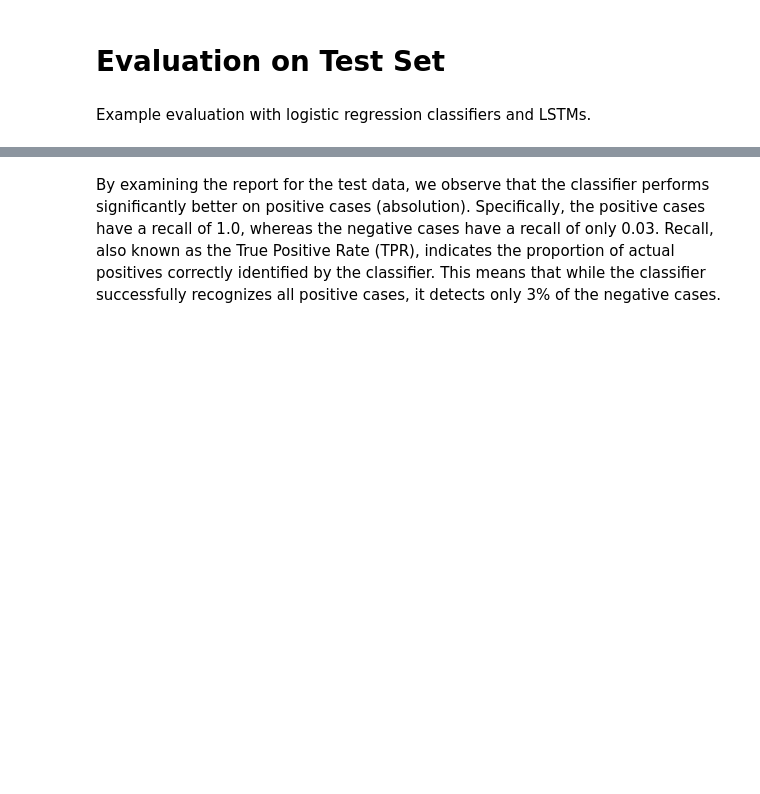
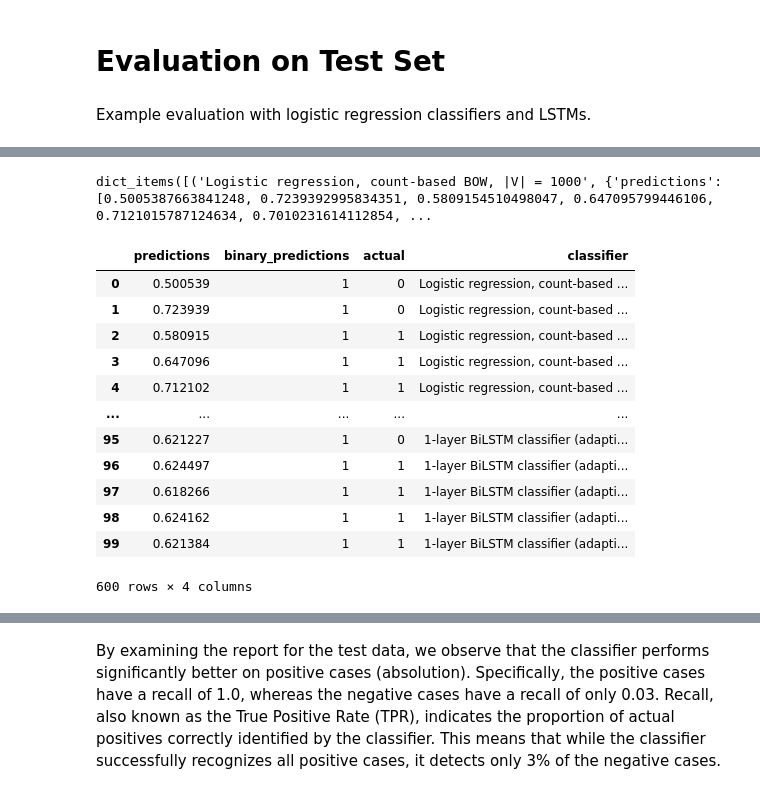
Before and after one commit to raliaskarov/tutorial_eth_ais_roman, a Jupyter notebook: projects/project2/CAS_project2_2_logistic_LSTM.ipynb, the cells around one changed output, grey strips where cells are left out. Cells and saved outputs as stored; diff of their text form; code cells hidden in the pictures; blank space fills up the shorter version.

```diff
--- a/projects/project2/CAS_project2_2_logistic_LSTM.ipynb
+++ b/projects/project2/CAS_project2_2_logistic_LSTM.ipynb
@@ -1442,0 +1486,31 @@ weighted avg       0.67      0.82      0.73      1201
+# %%
+# show 1st prediction, binary predictions
+predictions_dict.items()
+# %% [output]
+dict_items([('Logistic regression, count-based BOW, |V| = 1000', {'predictions': [0.5005387663841248, 0.7239392995834351, 0.5809154510498047, 0.647095799446106, 0.7121015787124634, 0.7010231614112854, ...
+# %%
+# build results dataframe
+df_list = []
+for c in classifiers:
+  df = pd.DataFrame()
+  df['predictions'] = predictions_dict[c.name]['predictions']
+  df['binary_predictions'] = predictions_dict[c.name]['binary_predictions']
+  df['actual'] = test_labels_sample
+  df['classifier'] = c.name
+  df_list.append(df)
+df_predictions = pd.concat(df_list)
+df_predictions
+# %% [output]
+|  | predictions | binary_predictions | actual | classifier |
+| 0 | 0.500539 | 1 | 0 | Logistic regression, count-based ... |
+| 1 | 0.723939 | 1 | 0 | Logistic regression, count-based ... |
+| 2 | 0.580915 | 1 | 1 | Logistic regression, count-based ... |
+| 3 | 0.647096 | 1 | 1 | Logistic regression, count-based ... |
+| 4 | 0.712102 | 1 | 1 | Logistic regression, count-based ... |
+| ... | ... | ... | ... | ... |
+| 95 | 0.621227 | 1 | 0 | 1-layer BiLSTM classifier (adapti... |
+| 96 | 0.624497 | 1 | 1 | 1-layer BiLSTM classifier (adapti... |
+| 97 | 0.618266 | 1 | 1 | 1-layer BiLSTM classifier (adapti... |
+| 98 | 0.624162 | 1 | 1 | 1-layer BiLSTM classifier (adapti... |
+| 99 | 0.621384 | 1 | 1 | 1-layer BiLSTM classifier (adapti... |
+600 rows × 4 columns
```
Also changed, not shown: parts of 43 cells of this notebook.
